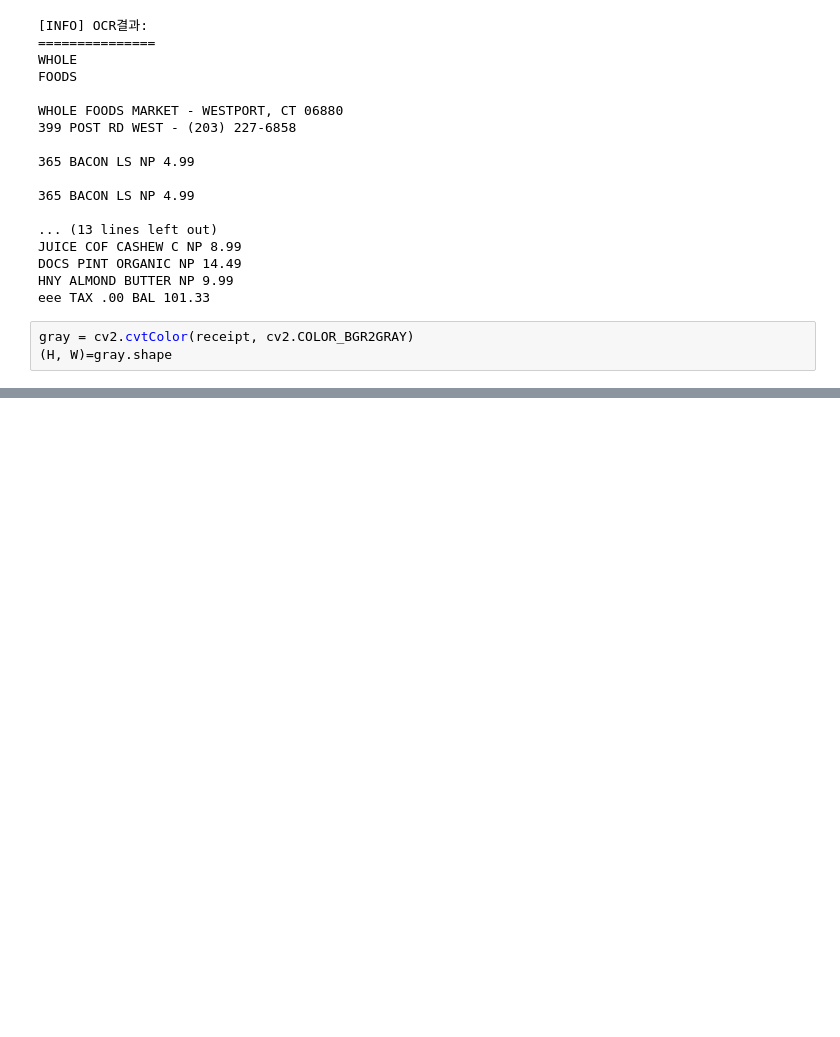
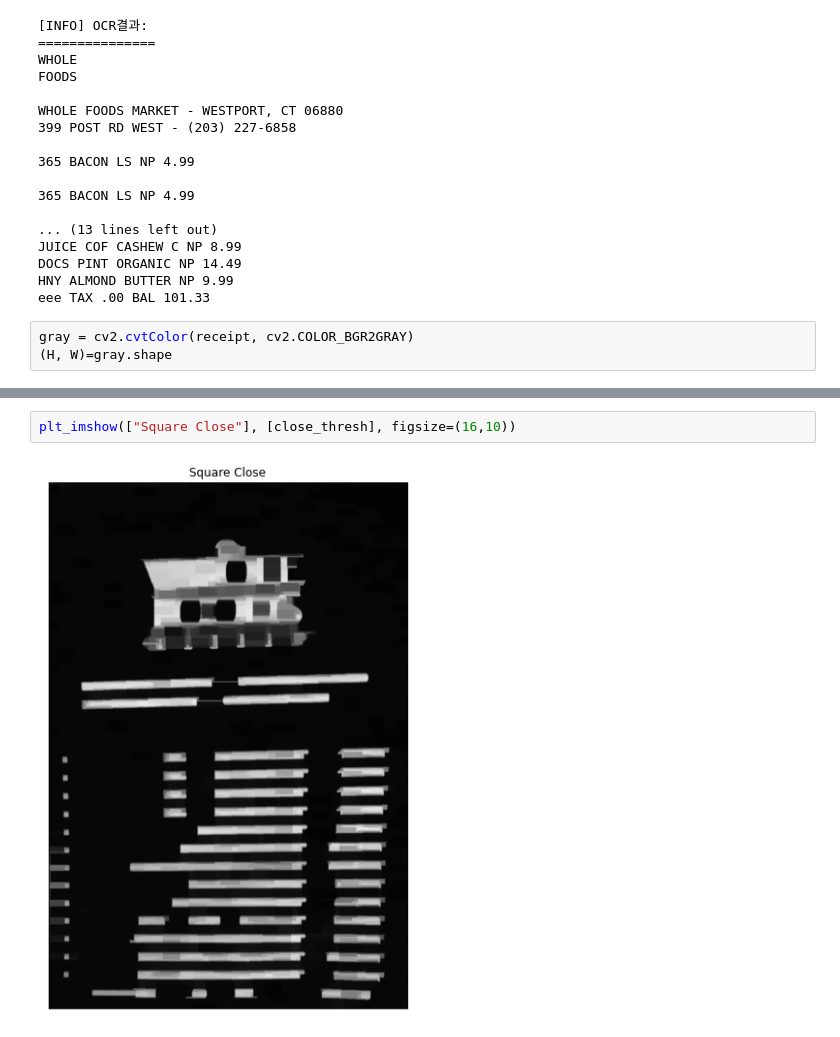
Before and after one commit to JS-program/menu-board-recognition-model, a Jupyter notebook: tesseract_ocr.ipynb, the cells around one changed output, grey strips where cells are left out. Saved outputs shown, nothing was run; the diff lists cells and outputs as text; blank space fills up the shorter version.

Commit message:
square close show

```diff
--- a/tesseract_ocr.ipynb
+++ b/tesseract_ocr.ipynb
@@ -141,0 +142,4 @@ plt_imshow(["Original", "Blackhat", "Gradient", "Rect Close", "Square Close"], [
+# %%
+plt_imshow(["Square Close"], [close_thresh], figsize=(16,10))
+# %% [output]
+[figure, added]
```
Also changed, not shown: parts of 12 cells of this notebook.
